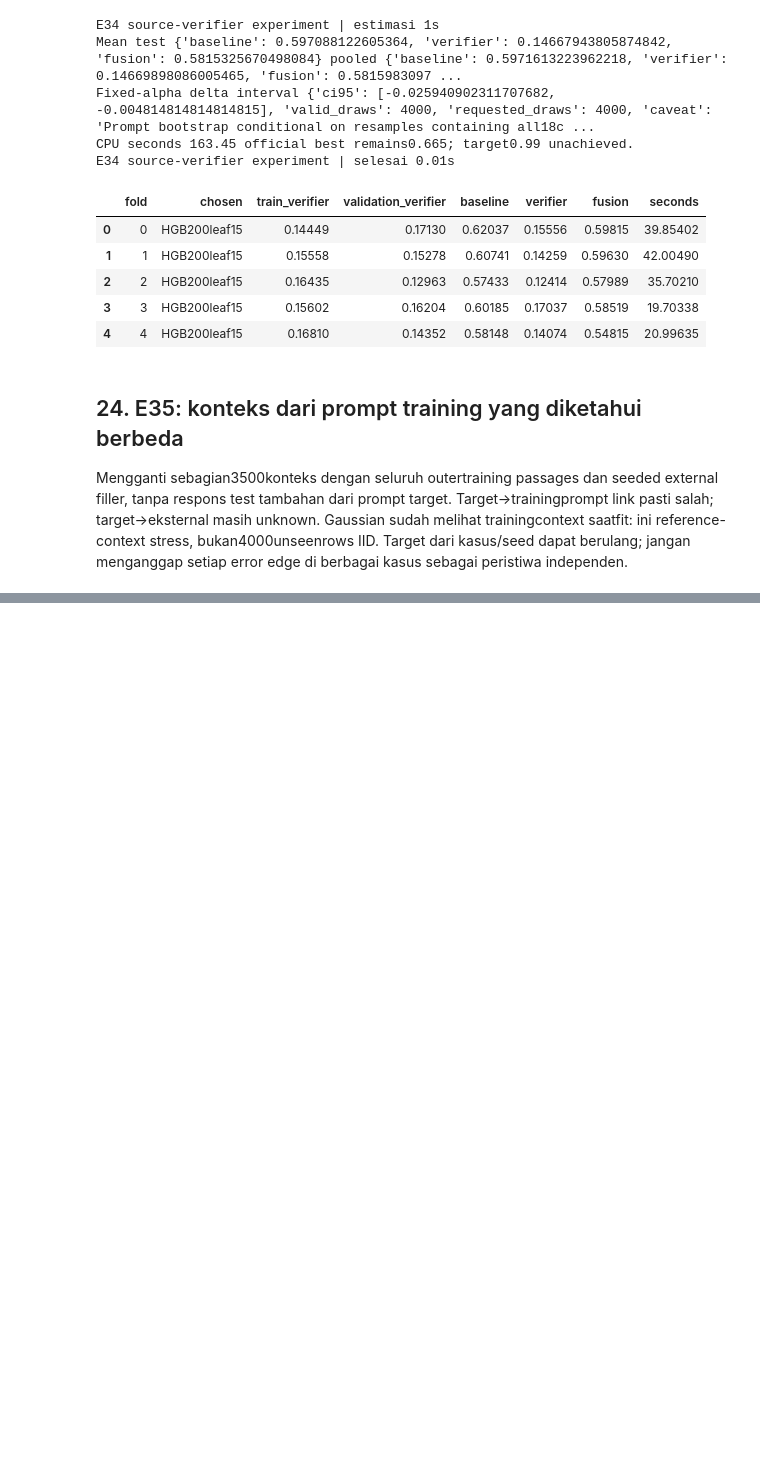
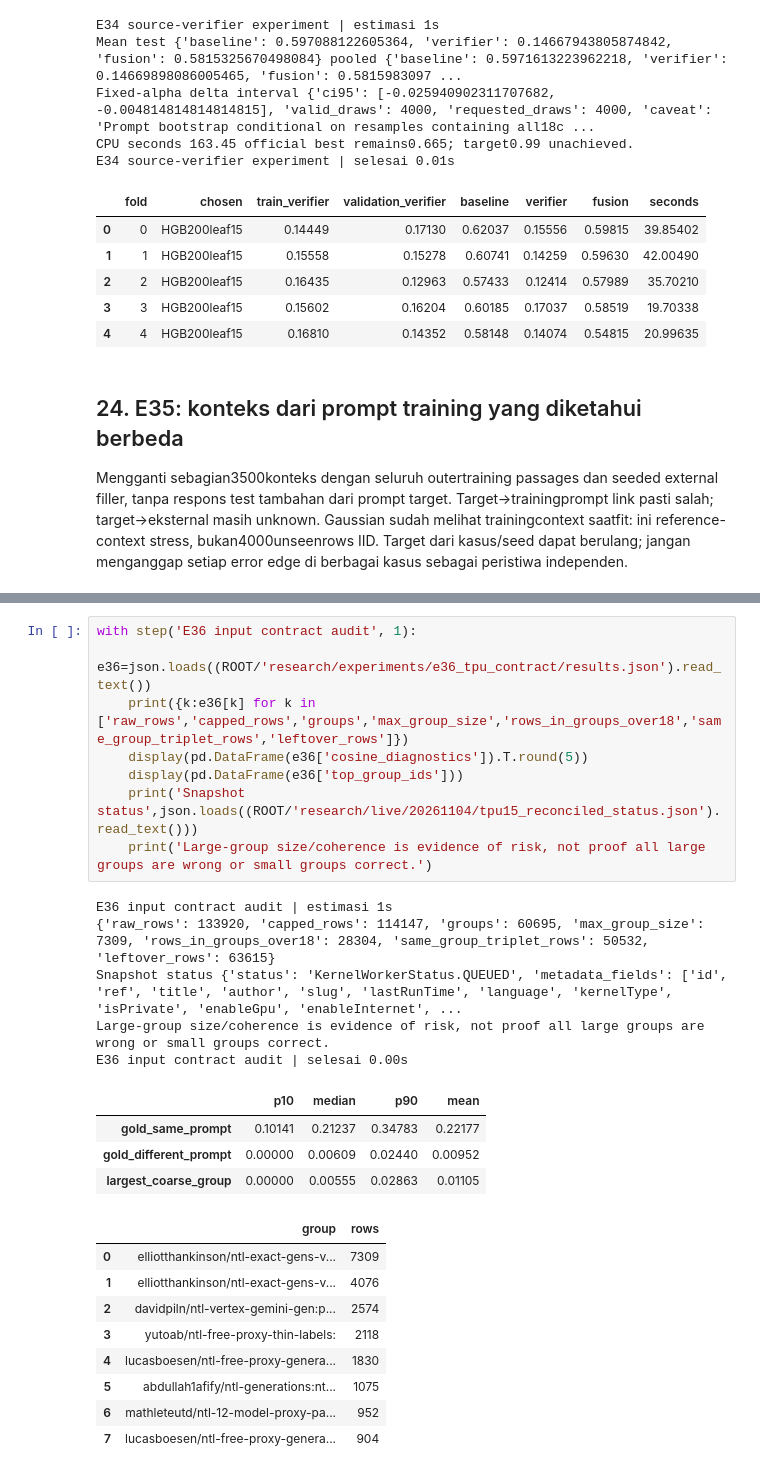
Before and after one commit to yauwes/name-that-llm-sota-pipeline, a Jupyter notebook: ntl_session_20261103.ipynb, the cells around one changed output, grey strips where cells are left out. Saved outputs shown, nothing was run; the diff lists cells and outputs as text; blank space fills up the shorter version.

```diff
--- a/ntl_session_20261103.ipynb
+++ b/ntl_session_20261103.ipynb
@@ -852,0 +859,27 @@ E35 known-different-prompt context | selesai 0.02s
+# %%
+with step('E36 input contract audit', 1):
+    e36=json.loads((ROOT/'research/experiments/e36_tpu_contract/results.json').read_text())
+    print({k:e36[k] for k in ['raw_rows','capped_rows','groups','max_group_size','rows_in_groups_over18','same_group_triplet_rows','leftover_rows']})
+    display(pd.DataFrame(e36['cosine_diagnostics']).T.round(5))
+    display(pd.DataFrame(e36['top_group_ids']))
+    print('Snapshot status',json.loads((ROOT/'research/live/20261104/tpu15_reconciled_status.json').read_text()))
+    print('Large-group size/coherence is evidence of risk, not proof all large groups are wrong or small groups correct.')
+# %% [output]
+E36 input contract audit | estimasi 1s
+{'raw_rows': 133920, 'capped_rows': 114147, 'groups': 60695, 'max_group_size': 7309, 'rows_in_groups_over18': 28304, 'same_group_triplet_rows': 50532, 'leftover_rows': 63615}
+Snapshot status {'status': 'KernelWorkerStatus.QUEUED', 'metadata_fields': ['id', 'ref', 'title', 'author', 'slug', 'lastRunTime', 'language', 'kernelType', 'isPrivate', 'enableGpu', 'enableInternet', ...
+Large-group size/coherence is evidence of risk, not proof all large groups are wrong or small groups correct.
+E36 input contract audit | selesai 0.00s
+|  | p10 | median | p90 | mean |
+| gold_same_prompt | 0.10141 | 0.21237 | 0.34783 | 0.22177 |
+| gold_different_prompt | 0.00000 | 0.00609 | 0.02440 | 0.00952 |
+| largest_coarse_group | 0.00000 | 0.00555 | 0.02863 | 0.01105 |
+|  | group | rows |
+| 0 | elliotthankinson/ntl-exact-gens-v... | 7309 |
+| 1 | elliotthankinson/ntl-exact-gens-v... | 4076 |
+| 2 | davidpiln/ntl-vertex-gemini-gen:p... | 2574 |
+| 3 | yutoab/ntl-free-proxy-thin-labels: | 2118 |
+| 4 | lucasboesen/ntl-free-proxy-genera... | 1830 |
+| 5 | abdullah1afify/ntl-generations:nt... | 1075 |
+| 6 | mathleteutd/ntl-12-model-proxy-pa... | 952 |
+| 7 | lucasboesen/ntl-free-proxy-genera... | 904 |
```
Also changed, not shown: parts of 17 cells of this notebook, 11 other files.
